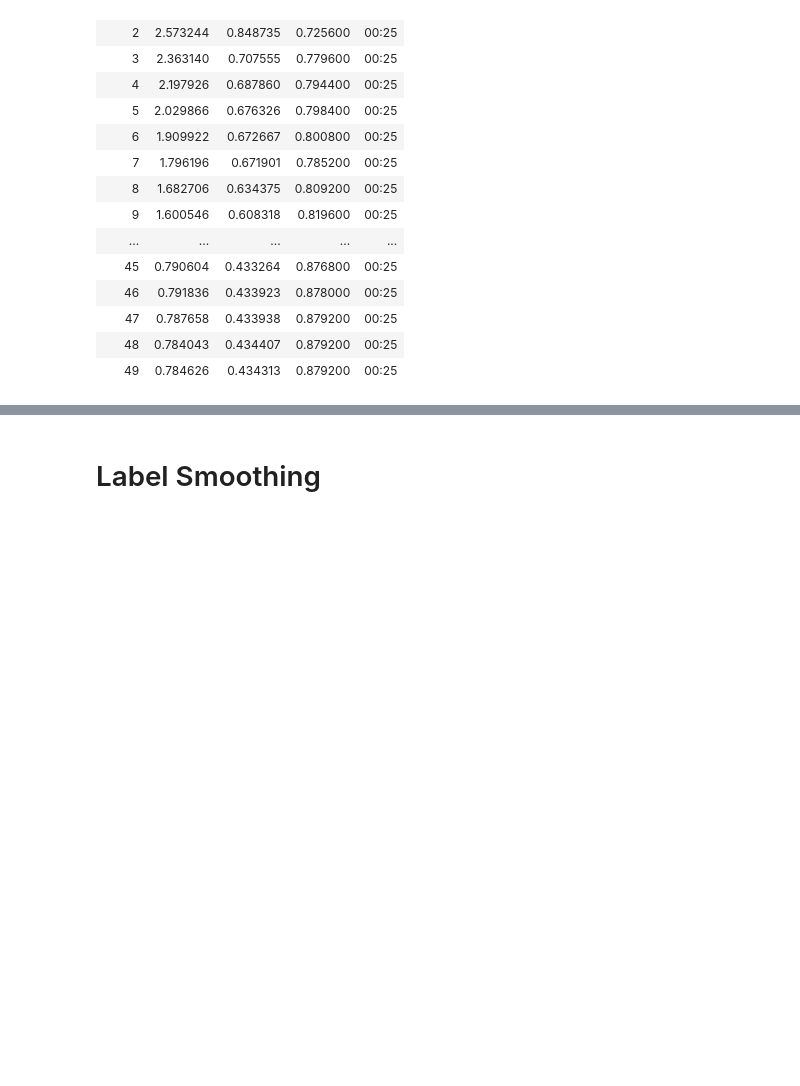
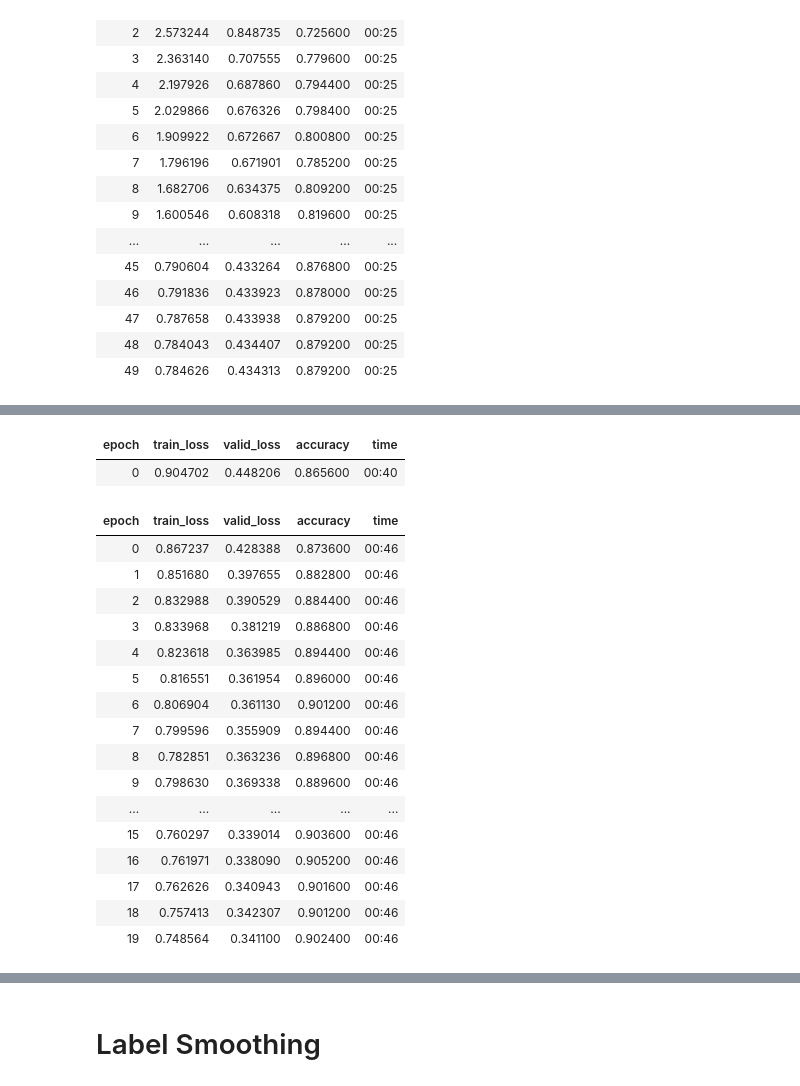
Before and after one commit to steph-jung/Food-101, a Jupyter notebook: SJ-Food-101-Modelling-tiny10.ipynb, the cells around one changed output, grey strips where cells are left out. Saved outputs shown, nothing was run; the diff lists cells and outputs as text; code cells hidden in the pictures; blank space fills up the shorter version.

```diff
--- a/SJ-Food-101-Modelling-tiny10.ipynb
+++ b/SJ-Food-101-Modelling-tiny10.ipynb
@@ -376,0 +417,23 @@ learn.fit_one_cycle(50, 3e-3)
+# %%
+learn.dls = get_dls(32, 512)
+learn.fine_tune(20, 3e-4)
+# %% [output]
+| epoch | train_loss | valid_loss | accuracy | time |
+| 0 | 0.904702 | 0.448206 | 0.865600 | 00:40 |
+| epoch | train_loss | valid_loss | accuracy | time |
+| 0 | 0.867237 | 0.428388 | 0.873600 | 00:46 |
+| 1 | 0.851680 | 0.397655 | 0.882800 | 00:46 |
+| 2 | 0.832988 | 0.390529 | 0.884400 | 00:46 |
+| 3 | 0.833968 | 0.381219 | 0.886800 | 00:46 |
+| 4 | 0.823618 | 0.363985 | 0.894400 | 00:46 |
+| 5 | 0.816551 | 0.361954 | 0.896000 | 00:46 |
+| 6 | 0.806904 | 0.361130 | 0.901200 | 00:46 |
+| 7 | 0.799596 | 0.355909 | 0.894400 | 00:46 |
+| 8 | 0.782851 | 0.363236 | 0.896800 | 00:46 |
+| 9 | 0.798630 | 0.369338 | 0.889600 | 00:46 |
+| ... | ... | ... | ... | ... |
+| 15 | 0.760297 | 0.339014 | 0.903600 | 00:46 |
+| 16 | 0.761971 | 0.338090 | 0.905200 | 00:46 |
+| 17 | 0.762626 | 0.340943 | 0.901600 | 00:46 |
+| 18 | 0.757413 | 0.342307 | 0.901200 | 00:46 |
+| 19 | 0.748564 | 0.341100 | 0.902400 | 00:46 |
```
Also changed, not shown: parts of 7 cells of this notebook.
